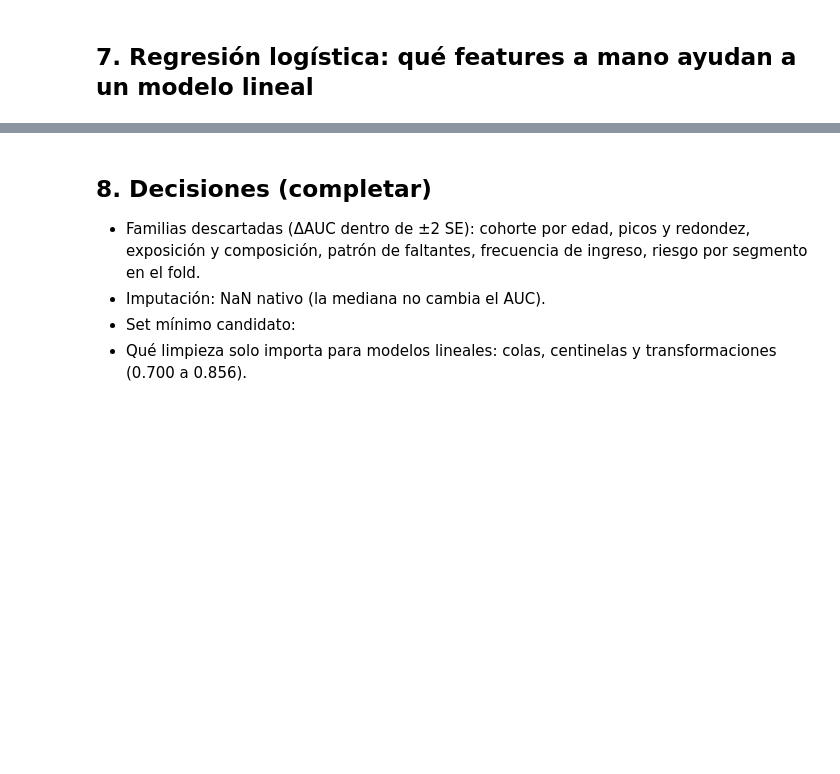
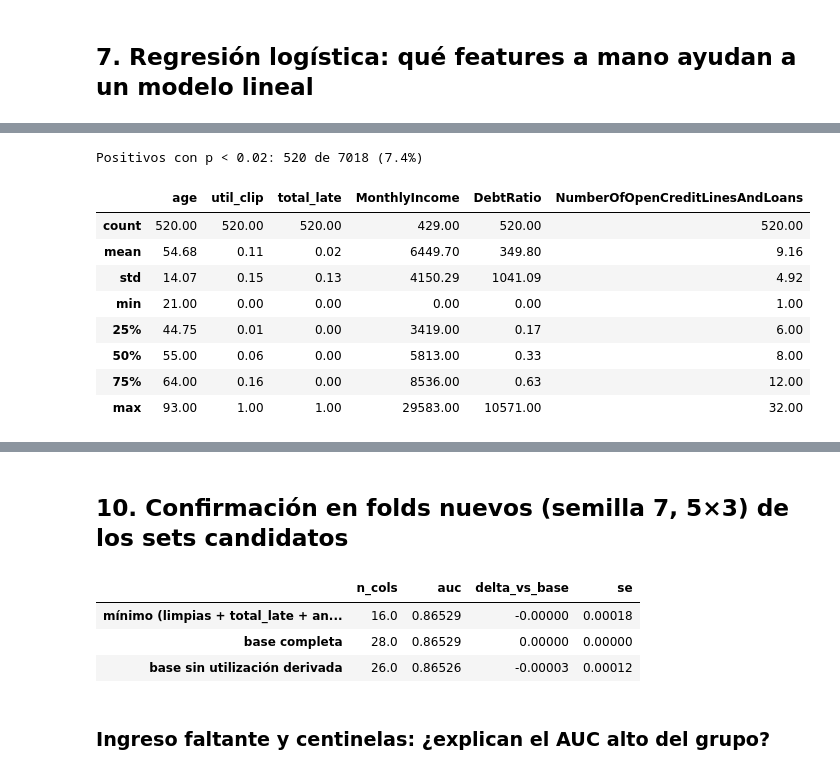
Before and after one commit to gustavopardoitam/ml-competencia-crediticia, a Jupyter notebook: notebooks/03_exploracion_manual.ipynb, the cells around one changed output, grey strips where cells are left out. Drawn from its saved outputs; the diff is of its cells as text; code cells hidden in the pictures; blank space fills up the shorter version.

Commit message:
feat: set mínimo candidato (16 columnas), diagnósticos de errores e interacciones

```diff
--- a/notebooks/03_exploracion_manual.ipynb
+++ b/notebooks/03_exploracion_manual.ipynb
@@ -284,7 +297,23 @@ out
 # %%
-extra_lin = pd.concat([X_lin, spikes[["util_eq0", "util_095_1"]],
-                       exposure[["has_90", "only_mild_late"]]], axis=1)
-lin2 = pd.DataFrame({
-    "modelo": ["logreg · limpias y transformadas", "+ util_eq0, util_095_1, has_90, only_mild_late"],
-    "auc": [fold_aucs(X_lin, logreg).mean(), fold_aucs(extra_lin, logreg).mean()]})
-lin2.round(5)
+oof = np.zeros(len(y))
+for tr, va in SPLITS[:5]:
+    m = xgb.XGBClassifier(**XGB).fit(X_fe.iloc[tr], y.iloc[tr])
+    oof[va] = m.predict_proba(X_fe.iloc[va])[:, 1]
+print("AUC OOF:", round(roc_auc_score(y, oof), 5))
+
+df = pd.DataFrame({"y": y, "p": oof, "age": X_fe["age"], "util": X_fe["util_clip"],
+                   "any_late": X_fe["any_late"], "income_missing": X_fe["income_missing"]})
+
+
+def slice_report(by):
+    g = df.groupby(by, observed=True)
+    return pd.DataFrame({
+        "n": g.size(), "tasa_real": g["y"].mean(), "pred_media": g["p"].mean(),
+        "auc": g.apply(lambda s: roc_auc_score(s["y"], s["p"]) if s["y"].nunique() == 2 else np.nan),
+    }).round(4)
+
+
+display(slice_report(pd.cut(df["age"], [17, 30, 40, 50, 60, 70, 110])))
+display(slice_report(pd.cut(df["util"], [-0.01, 0, 0.05, 0.3, 0.6, 1, 2])))
+display(slice_report("any_late"))
+display(slice_report("income_missing"))
@@ -290,0 +346,17 @@ lin2.round(5)
+# %%
+fn = df[(df["y"] == 1) & (df["p"] < 0.02)]
+print(f"Positivos con p < 0.02: {len(fn)} de {int(df['y'].sum())} ({len(fn) / df['y'].sum():.1%})")
+cols = ["age", "util_clip", "total_late", "MonthlyIncome", "DebtRatio", "NumberOfOpenCreditLinesAndLoans"]
+display(X_fe.loc[fn.index, cols].describe().round(2))
+display(X_fe.loc[(df["y"] == 0), cols].describe().round(2))
+# %% [output]
+Positivos con p < 0.02: 520 de 7018 (7.4%)
+|  | age | util_clip | total_late | MonthlyIncome | DebtRatio | NumberOfOpenCreditLinesAndLoans |
+| count | 520.00 | 520.00 | 520.00 | 429.00 | 520.00 | 520.00 |
+| mean | 54.68 | 0.11 | 0.02 | 6449.70 | 349.80 | 9.16 |
+| std | 14.07 | 0.15 | 0.13 | 4150.29 | 1041.09 | 4.92 |
+| min | 21.00 | 0.00 | 0.00 | 0.00 | 0.00 | 1.00 |
+| 25% | 44.75 | 0.01 | 0.00 | 3419.00 | 0.17 | 6.00 |
+| 50% | 55.00 | 0.06 | 0.00 | 5813.00 | 0.33 | 8.00 |
+| 75% | 64.00 | 0.16 | 0.00 | 8536.00 | 0.63 | 12.00 |
+| max | 93.00 | 1.00 | 1.00 | 29583.00 | 10571.00 | 32.00 |
@@ -291,7 +372,29 @@ lin2.round(5)
 # %% [markdown]
-## 8. Decisiones (completar)
-- Familias descartadas (ΔAUC dentro de ±2 SE): cohorte por edad, picos y redondez, exposición y composición,
-  patrón de faltantes, frecuencia de ingreso, riesgo por segmento en el fold.
-- Imputación: NaN nativo (la mediana no cambia el AUC).
-- Set mínimo candidato:
-- Qué limpieza solo importa para modelos lineales: colas, centinelas y transformaciones (0.700 a 0.856).
+## 10. Confirmación en folds nuevos (semilla 7, 5×3) de los sets candidatos
+# %%
+SPLITS_NEW = list(RepeatedStratifiedKFold(n_splits=5, n_repeats=3, random_state=7).split(X_fe, y))
+
+
+def fold_aucs_new(X, factory=xgb_model):
+    return np.array([
+        roc_auc_score(y.iloc[va], factory().fit(X.iloc[tr], y.iloc[tr]).predict_proba(X.iloc[va])[:, 1])
+        for tr, va in SPLITS_NEW
+    ])
+
+
+SETS = {
+    "mínimo (limpias + total_late + any_late)": pd.concat([clean_df, X_fe[["total_late", "any_late"]]], axis=1),
+    "base completa": X_fe,
+    "base sin utilización derivada": X_fe.drop(columns=GROUPS["utilización derivada"]),
+}
+fresh = {k: fold_aucs_new(v) for k, v in SETS.items()}
+ref = fresh["base completa"]
+pd.DataFrame({k: dict(n_cols=SETS[k].shape[1], auc=a.mean(), delta_vs_base=(a - ref).mean(),
+                      se=(a - ref).std(ddof=1) / np.sqrt(len(a))) for k, a in fresh.items()}).T.round(5)
+# %% [output]
+|  | n_cols | auc | delta_vs_base | se |
+| mínimo (limpias + total_late + an... | 16.0 | 0.86529 | -0.00000 | 0.00018 |
+| base completa | 28.0 | 0.86529 | 0.00000 | 0.00000 |
+| base sin utilización derivada | 26.0 | 0.86526 | -0.00003 | 0.00012 |
+# %% [markdown]
+### Ingreso faltante y centinelas: ¿explican el AUC alto del grupo?
```
Also changed, not shown: parts of 9 cells of this notebook, 3 other files.
